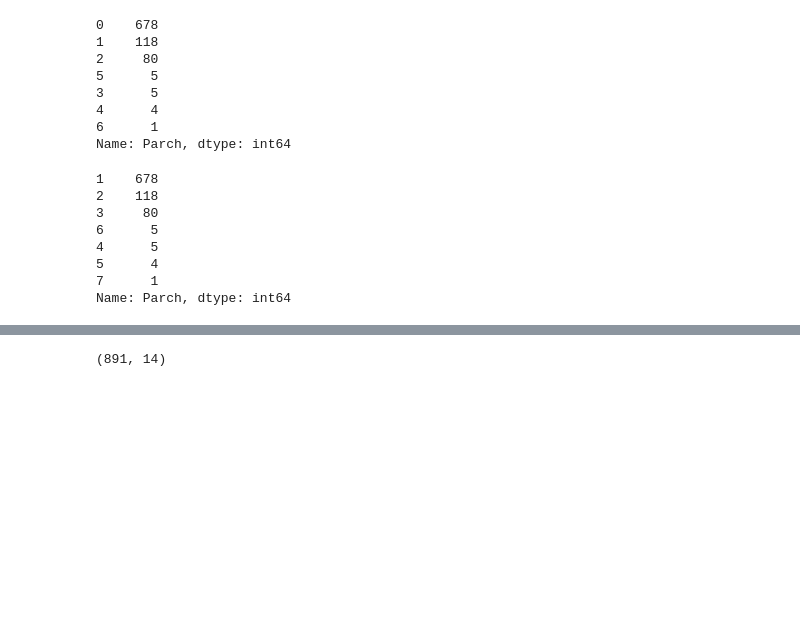
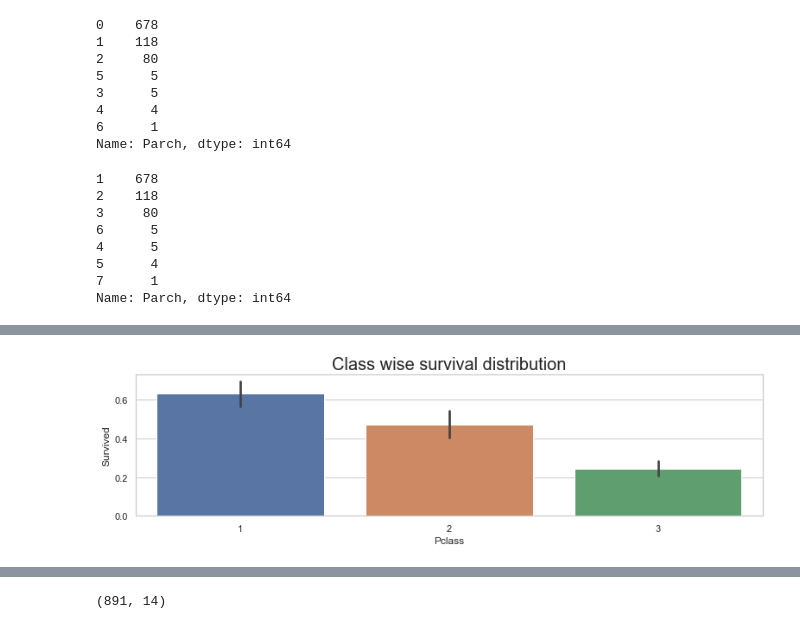
Before and after one commit to prerit2010/titanicSurvivalPrediction, a Jupyter notebook: model.ipynb, the cells around one changed output, grey strips where cells are left out. Cells and saved outputs as stored; diff of their text form; code cells hidden in the pictures; blank space fills up the shorter version.

```diff
--- a/model.ipynb
+++ b/model.ipynb
@@ -106,0 +101,7 @@ plt.show()
+# %%
+fig, ax = plt.subplots(figsize=(13,3))
+sns.set(style="whitegrid")
+sns.barplot(x="Pclass", y="Survived", data=data_train).set_title('Class wise survival distribution',fontsize=20)
+plt.show()
+# %% [output]
+[figure, added]
```
Also changed, not shown: parts of 6 cells of this notebook.
